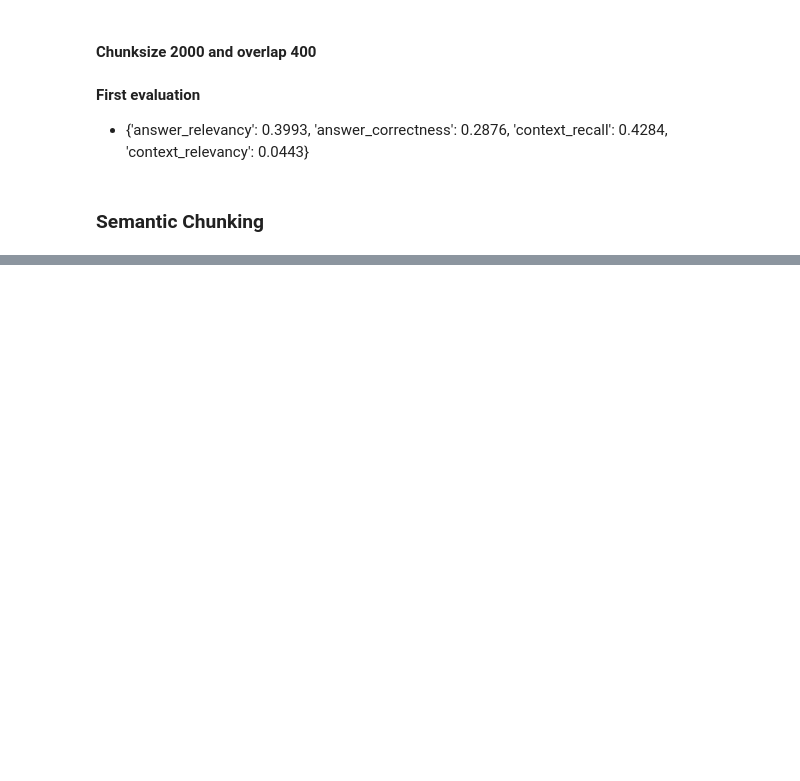
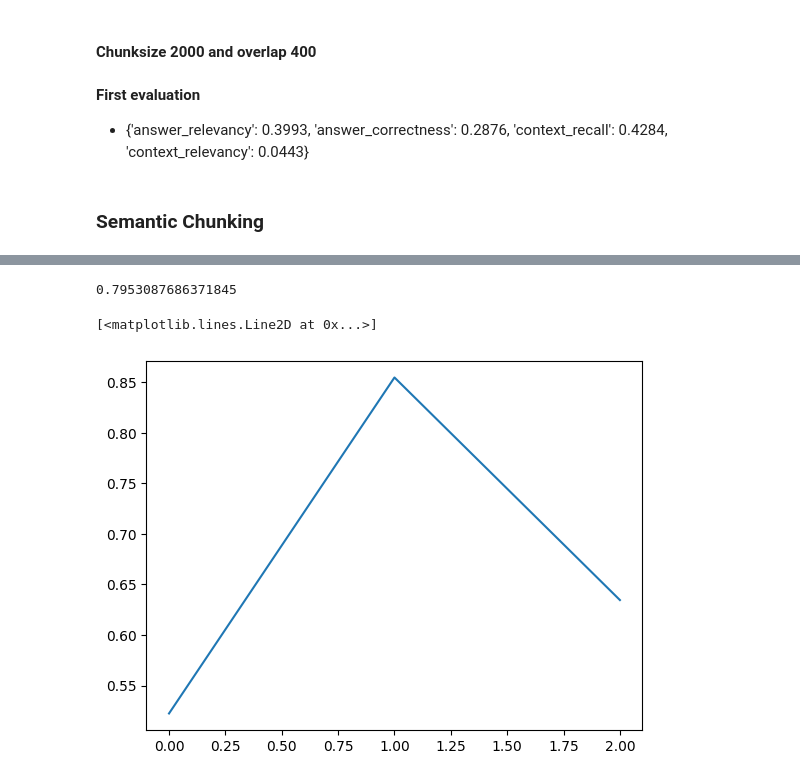
Before and after one commit to DaBr16/rag-langchain-eval, a Jupyter notebook: notebooks/fiqa_dataset_chunking.ipynb, the cells around one changed output, grey strips where cells are left out. Drawn from its saved outputs; the diff is of its cells as text; code cells hidden in the pictures; blank space fills up the shorter version.

```diff
--- a/notebooks/fiqa_dataset_chunking.ipynb
+++ b/notebooks/fiqa_dataset_chunking.ipynb
@@ -240,0 +268,3 @@ text_splitter = SemanticChunker(OpenAIEmbeddings(model='text-embedding-3-small')
+# %%
+sentences = [{'sentence': x, 'index' : i} for i, x in enumerate(sen_list)]
+sentences[:4]
@@ -240,0 +279,7 @@ text_splitter = SemanticChunker(OpenAIEmbeddings(model='text-embedding-3-small')
+# %%
+embeddings = oaiembeds.embed_documents([x['sentence'] for x in sentences])
+
+for i, sentence in enumerate(sentences):
+    sentence['sentence_embedding'] = embeddings[i]
+
+sentences[0]
@@ -241,3 +304,41 @@ text_splitter = SemanticChunker(OpenAIEmbeddings(model='text-embedding-3-small')
+# %%
+from sklearn.metrics.pairwise import cosine_similarity
+
+def calculate_cosine_distances(sentences):
+    distances = []
+    for i in range(len(sentences) - 1):
+        embedding_current = sentences[i]['sentence_embedding']
+        embedding_next = sentences[i + 1]['sentence_embedding']
+
+        # Calculate cosine similarity
+        similarity = cosine_similarity([embedding_current], [embedding_next])[0][0]
+
+        # Convert to cosine distance
+        distance = 1 - similarity
+
+        # Append cosine distance to the list
+        distances.append(distance)
+
+        # Store distance in the dictionary
+        sentences[i]['distance_to_next'] = distance
+
+    # Optionally handle the last sentence
+    # sentences[-1]['distance_to_next'] = None  # or a default value
+
+    return distances, sentences
+# %%
+distances, sentences = calculate_cosine_distances(sentences)
+
+distances[2]
+# %% [output]
+0.7953087686371845
+# %%
+import matplotlib.pyplot as plt
+
+plt.plot(distances)
+# %% [output]
+[<matplotlib.lines.Line2D at 0x...>]
+[figure, added]
 # %%
 docs = text_splitter.create_documents([fiqa_corpus])
 # %%
```
Also changed, not shown: parts of 6 cells of this notebook, 1 other file.
